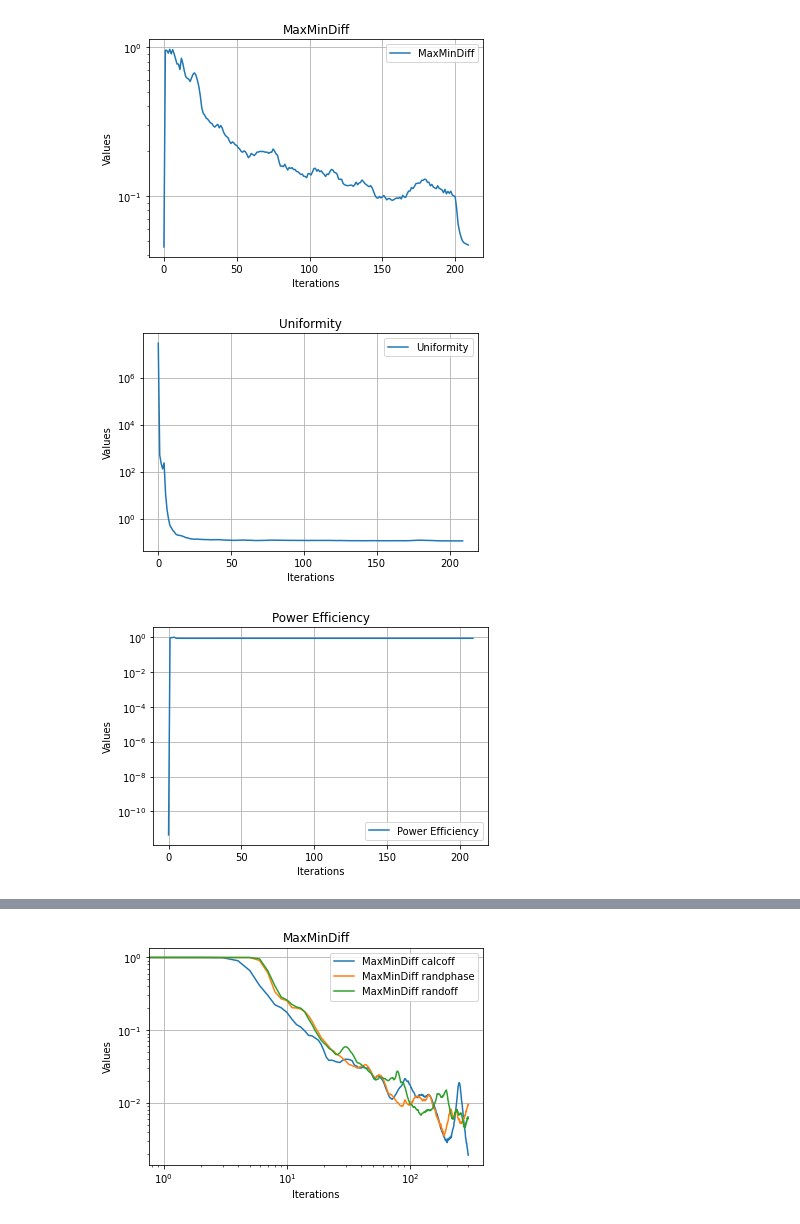
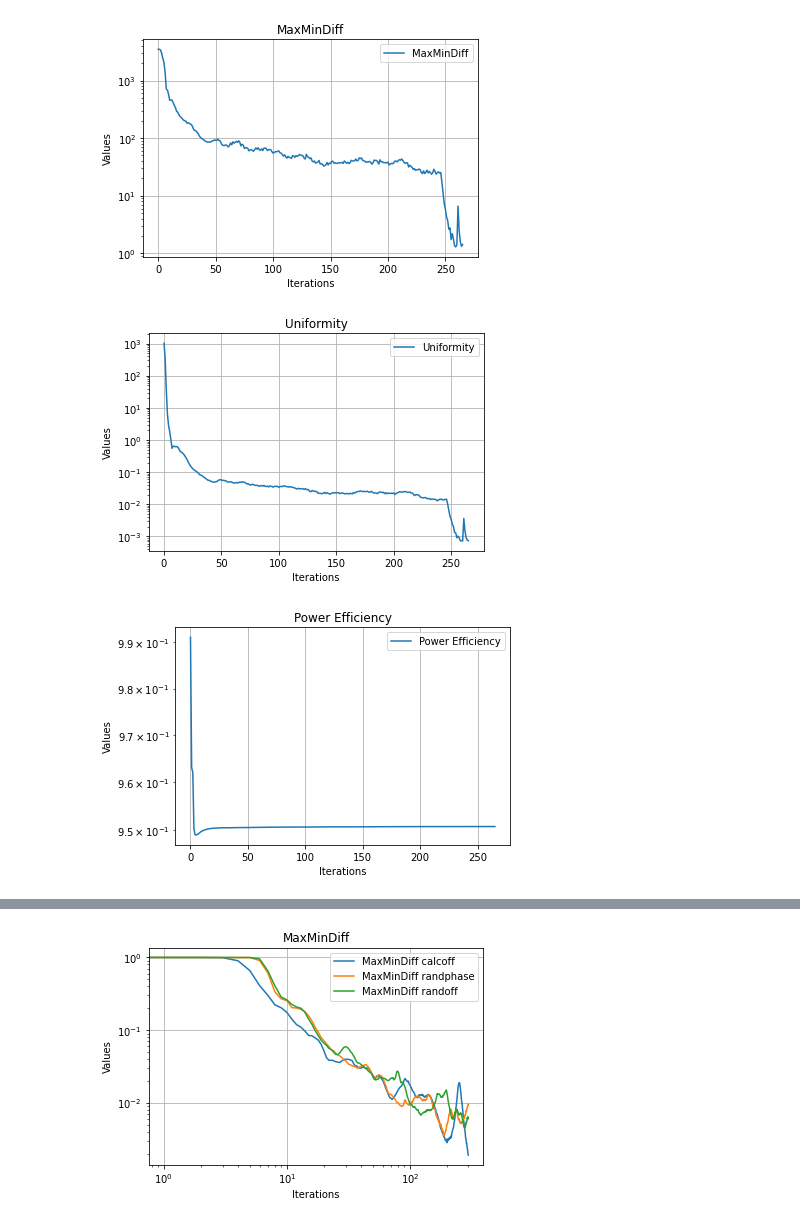
Before and after one commit to nsong03/Ultracold-Research, a Jupyter notebook: GWS_Summer2024/tweezergeneration_simulation.ipynb, the cells around one changed output, grey strips where cells are left out. Drawn from its saved outputs; the diff is of its cells as text; code cells hidden in the pictures.

```diff
--- a/GWS_Summer2024/tweezergeneration_simulation.ipynb
+++ b/GWS_Summer2024/tweezergeneration_simulation.ipynb
@@ -57,9 +57,9 @@ errormetric = Err_MaxMinDiff
 
 sizefactor = 3
 tweezerspacing = 9
-numxtweezers = 40
-numytweezers = 40
-distancefromcenter = 250
+numxtweezers = 80
+numytweezers = 100
+distancefromcenter = 72
 centerwidth = 250
 centerheight = 250
 arraytype = "grid"
@@ -67,6 +67,7 @@ imgname = f"{numxtweezers}by{numytweezers}_{tweezerspacing}spacing_mag{sizefacto
 tweezerarray = createtweezers_grid(cp.zeros((numpixels*sizefactor,numpixels*sizefactor)), tweezerspacing, numxtweezers, numytweezers, distancefromcenter )
 # tweezerarray = createtweezers_withoutcenter(cp.zeros((numpixels*sizefactor,numpixels*sizefactor)), tweezerspacing, numxtweezers, numytweezers, centerwidth, centerheight)
 # plt.imshow(zoomin(expand(tweezerarray,1)))
+anchorimg = createanchors(tweezerarray, tweezerspacing, magnification = 1.5)
 
 # For direct 250 mm lens imaging
 pixelpitch = 8 * 10**(-6)# microns
@@ -91,9 +92,10 @@ weightedtweezers, diffraction = applydiffractionlimited(tweezerarray, fourierpla
 # tweezerarray = cp.array(gaussian_filter(tweezerarray, 0.2))
 
 tweezerarray = tweezerarray / cp.max(tweezerarray)
-fig, axs = plt.subplots(1, 2, figsize=(10, 5))
+fig, axs = plt.subplots(1, 3, figsize=(10, 5))
 im1 = axs[0].imshow(weightedtweezers.get(), cmap='viridis')
 im2 = axs[1].imshow(zoomin(weightedtweezers).get())
+im3 = axs[2].imshow(zoomin(anchorimg).get())
 fig.colorbar(im1, ax=axs[0])
 fig.colorbar(im2, ax=axs[1])
 
@@ -116,5 +118,5 @@ randomguess = cp.random.rand(1300, 1300)
 # Get initial phase guess
 initialphaseguess = create_phasemap(kvector_tweezers, kvector_initoffsets, wavetype=makesawtooth, opton=False, opttype=Phase_MinAmp, optiter=10)
 # %%
-# Derive necessary phase for tweezers   randomguess = cp.rand.random(cp.shape(numpixels, numpixels))
-optimizedout  = derivephase(Pen_Lukin, tweezerarray, randomguess, 100,1)
+# Derive necessary phase for tweezers - fixed phase method
+optimizedout_tweezer  = derivephase_fixed(Pen_Lukin, Pen_Lukin, tweezerarray, randomguess, 250, 20, uniformtarget=tweezerarray)
@@ -153,38 +123,18 @@ optimizedout  = derivephase_fixed(Pen_Lukin, Pen_Lukin, weightedtweezers, random
 # %%
-# errors = optimizedout.get_all_errors()
-# labels = optimizedout.get_all_labels()
-# errors_fixedphase = optimizedout_fixedphase.get_all_errors()
-# labels_fixedphase = optimizedout_fixedphase.get_all_labels()
-
-# errors_combined = errors.copy()
-# for i in range(len(errors_combined)):
-#     errors_combined[i] = np.append((errors[i].get()),(errors_fixedphase[i].get()))
-
-# for i, label in enumerate(labels):
-#     plt.figure()
-#     plt.loglog(errors_combined[i], label=str(cp.asnumpy(label))+" calcoff")
-#     plt.title(label)
-#     plt.legend()
-#     plt.xlabel('Iterations')
-#     plt.ylabel('Values')
-#     plt.grid(True)
-#     plt.show()
-
-
-errors_thing = optimizedout.get_all_errors()
-labels_thing = optimizedout.get_all_labels()
+errors_thing = optimizedout_tweezer.get_all_errors()
+labels_thing = optimizedout_tweezer.get_all_labels()
 
 for i, label in enumerate(labels_thing):
     plt.figure()
     plt.plot(errors_thing[i].get(), label=label)
     plt.yscale('log')  # Set y-axis to logarithmic scale
     plt.title(label)
     plt.legend()
     plt.xlabel('Iterations')
     plt.ylabel('Values')
     plt.grid(True)
     plt.show()
 # %% [output]
-[figure, old version]
+[figure, new version]
-[figure, old version]
+[figure, new version]
-[figure, old version]
+[figure, new version]
```
Also changed, not shown: parts of 17 cells of this notebook, 26 other files.
